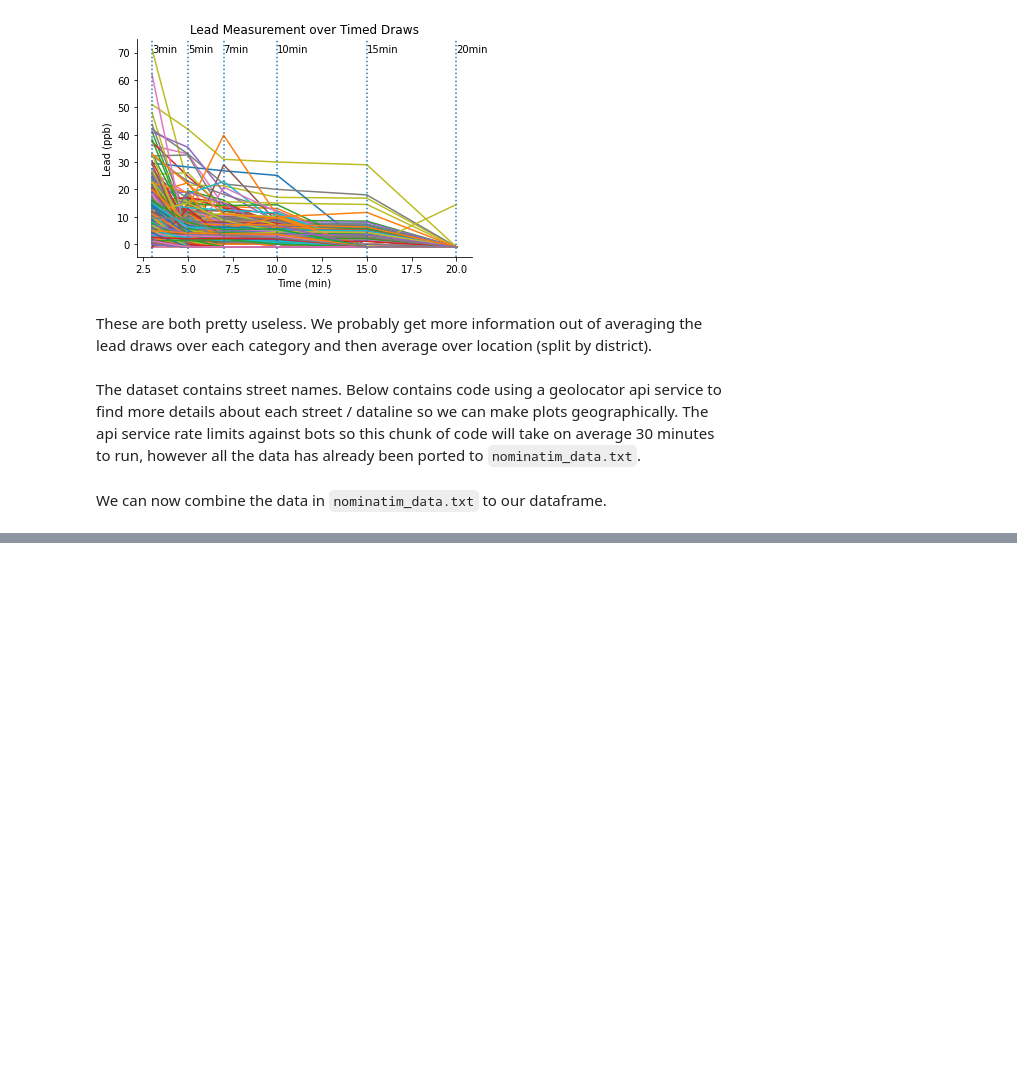
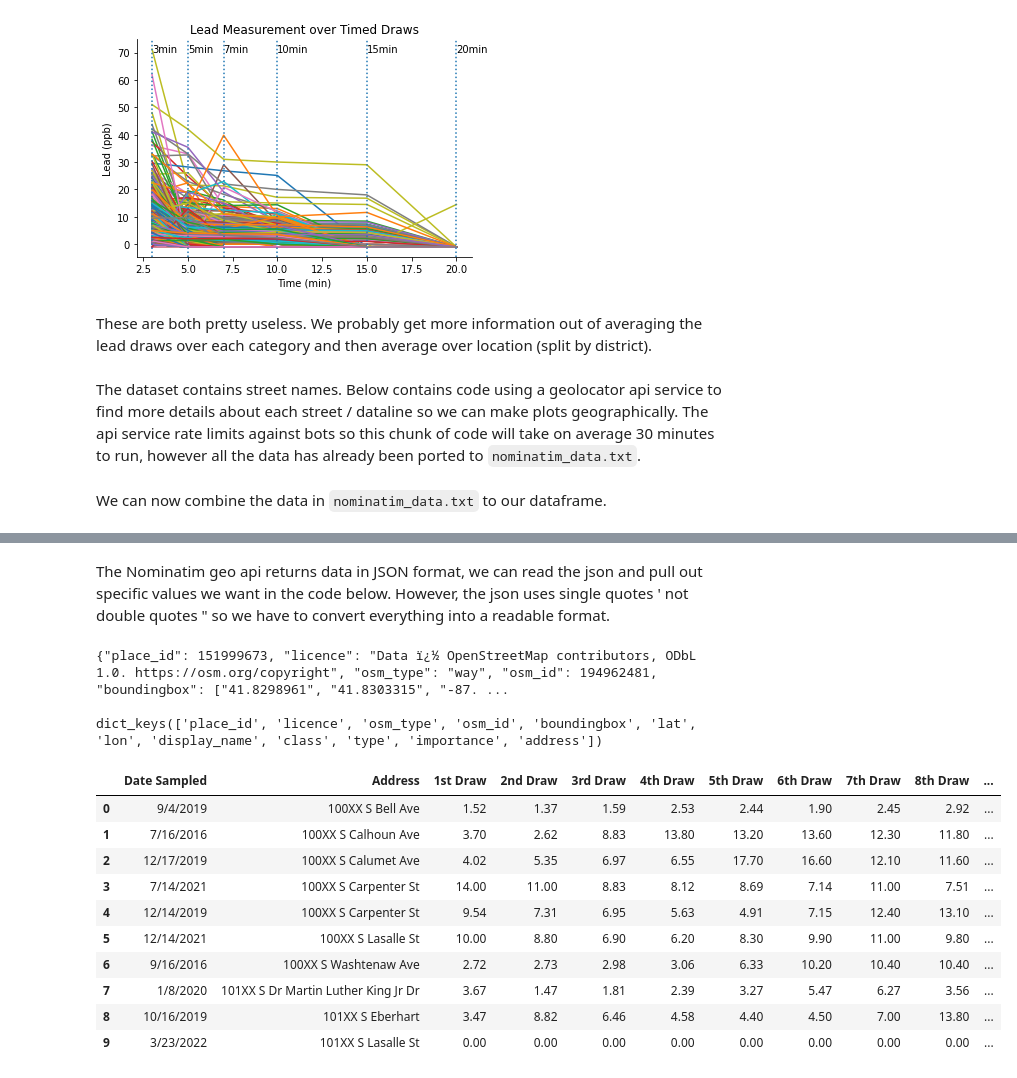
Before and after one commit to Environmental-Research-Group/data_analysis_22_23, a Jupyter notebook: kevinlin/intro.ipynb, the cells around one changed output, grey strips where cells are left out. Cells and saved outputs as stored; diff of their text form; code cells hidden in the pictures; blank space fills up the shorter version.

Commit message:
Add completely cleaned dataset + geodata

```diff
--- a/kevinlin/intro.ipynb
+++ b/kevinlin/intro.ipynb
@@ -140,0 +127,31 @@ import pydeck as pdk
+# %% [markdown]
+The Nominatim geo api returns data in JSON format, we can read the json and pull out specific values we want in the code below. However, the json uses single quotes ' not double quotes " so we have to convert everything into a readable format.
+# %%
+import json
+import re
+
+sequential = pd.read_csv("sequential_cleaned+geo.csv")
+sequential.head(10)
+
+test_str = sequential["geodata"][0].replace("'", '"')
+print(test_str)
+test_json = json.loads(test_str)
+print(test_json.keys())
+
+sequential["geodata"] = [re.sub(r"(?<![a-zA-Z])'|'(?![a-zA-Z])", r'"', str(x)) for x in sequential["geodata"]]
+sequential.head(10)
+# %% [output]
+{"place_id": 151999673, "licence": "Data ï¿½ OpenStreetMap contributors, ODbL 1.0. https://osm.org/copyright", "osm_type": "way", "osm_id": 194962481, "boundingbox": ["41.8298961", "41.8303315", "-87. ...
+
+dict_keys(['place_id', 'licence', 'osm_type', 'osm_id', 'boundingbox', 'lat', 'lon', 'display_name', 'class', 'type', 'importance', 'address'])
+|  | Date Sampled | Address | 1st Draw | 2nd Draw | 3rd Draw | 4th Draw | 5th Draw | 6th Draw | 7th Draw | 8th Draw | ... |
+| 0 | 9/4/2019 | 100XX S Bell Ave | 1.52 | 1.37 | 1.59 | 2.53 | 2.44 | 1.90 | 2.45 | 2.92 | ... |
+| 1 | 7/16/2016 | 100XX S Calhoun Ave | 3.70 | 2.62 | 8.83 | 13.80 | 13.20 | 13.60 | 12.30 | 11.80 | ... |
+| 2 | 12/17/2019 | 100XX S Calumet Ave | 4.02 | 5.35 | 6.97 | 6.55 | 17.70 | 16.60 | 12.10 | 11.60 | ... |
+| 3 | 7/14/2021 | 100XX S Carpenter St | 14.00 | 11.00 | 8.83 | 8.12 | 8.69 | 7.14 | 11.00 | 7.51 | ... |
+| 4 | 12/14/2019 | 100XX S Carpenter St | 9.54 | 7.31 | 6.95 | 5.63 | 4.91 | 7.15 | 12.40 | 13.10 | ... |
+| 5 | 12/14/2021 | 100XX S Lasalle St | 10.00 | 8.80 | 6.90 | 6.20 | 8.30 | 9.90 | 11.00 | 9.80 | ... |
+| 6 | 9/16/2016 | 100XX S Washtenaw Ave | 2.72 | 2.73 | 2.98 | 3.06 | 6.33 | 10.20 | 10.40 | 10.40 | ... |
+| 7 | 1/8/2020 | 101XX S Dr Martin Luther King Jr Dr | 3.67 | 1.47 | 1.81 | 2.39 | 3.27 | 5.47 | 6.27 | 3.56 | ... |
+| 8 | 10/16/2019 | 101XX S Eberhart | 3.47 | 8.82 | 6.46 | 4.58 | 4.40 | 4.50 | 7.00 | 13.80 | ... |
+| 9 | 3/23/2022 | 101XX S Lasalle St | 0.00 | 0.00 | 0.00 | 0.00 | 0.00 | 0.00 | 0.00 | 0.00 | ... |
```
Also changed, not shown: parts of 3 cells of this notebook, 2 other files.
